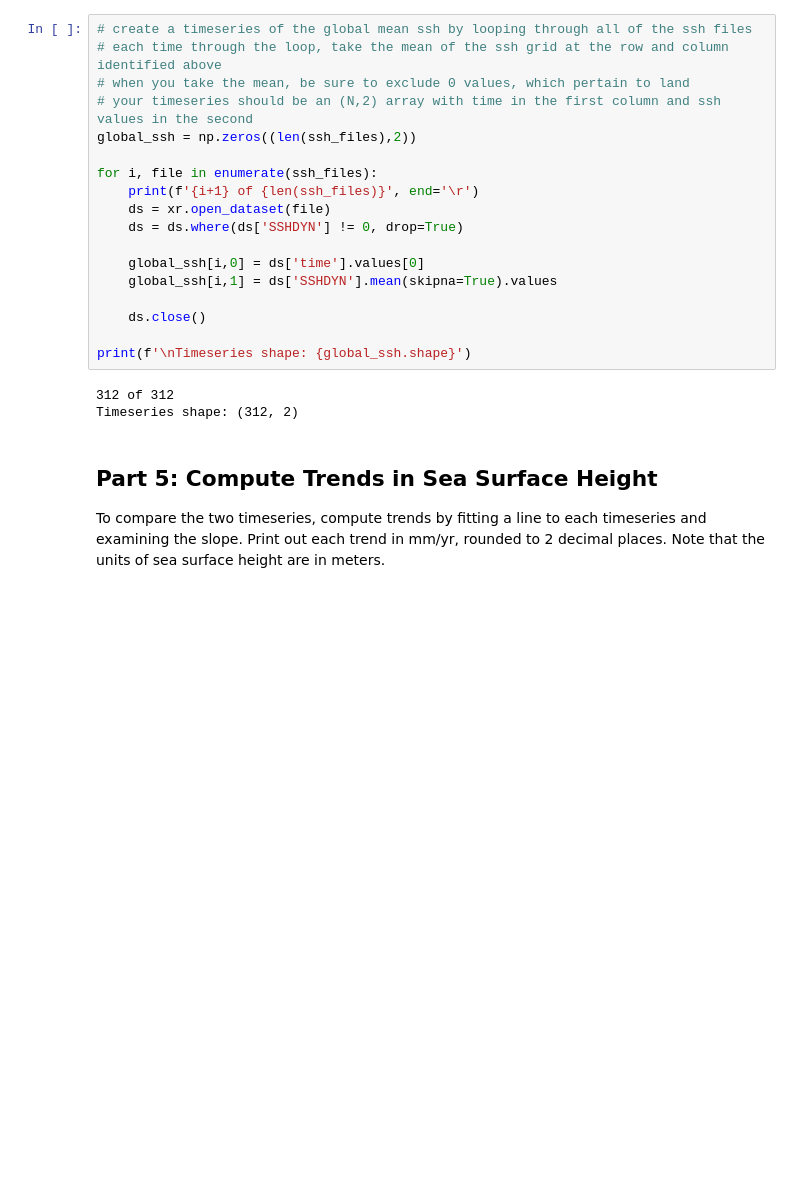
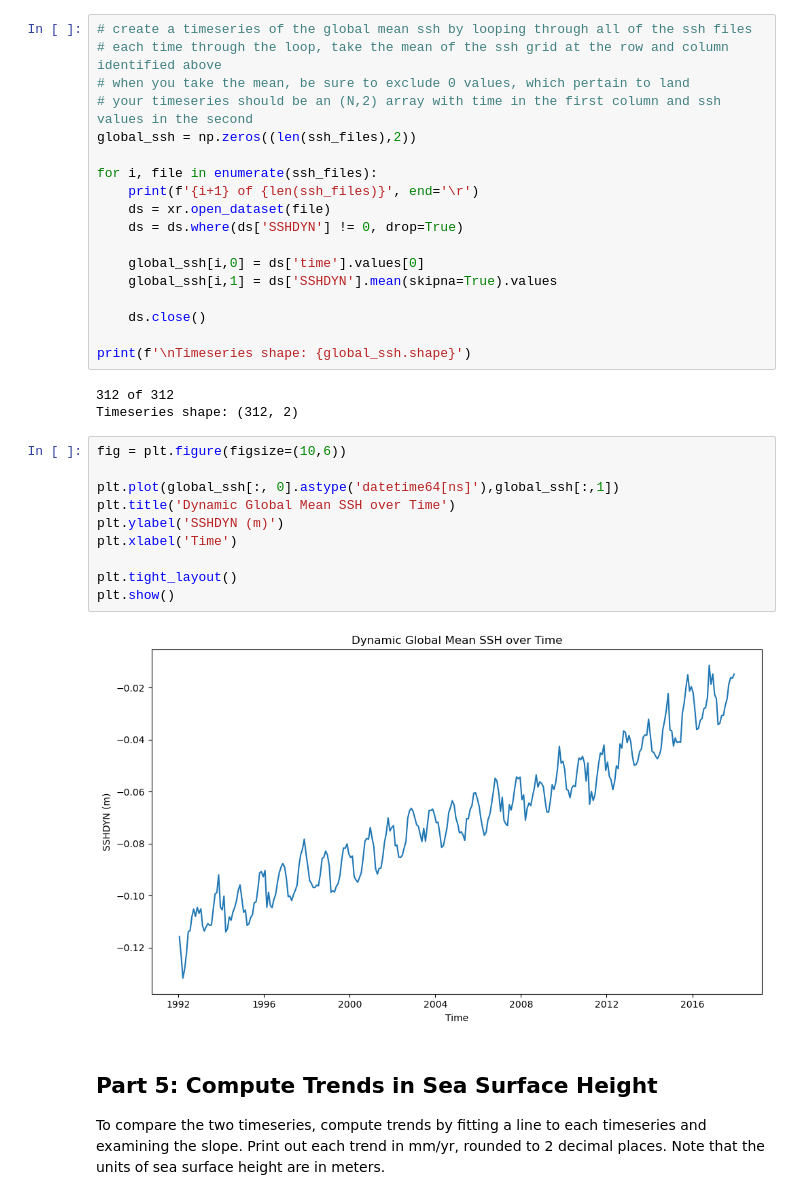
Before and after one commit to tparker1/cs185c_fall2024, a Jupyter notebook: Homework/Homework_4/HW4 Sea Level Rise.ipynb, the cells around one changed output. Saved outputs shown, nothing was run; the diff lists cells and outputs as text; blank space fills up the shorter version.

```diff
--- a/Homework/Homework_4/HW4 Sea Level Rise.ipynb
+++ b/Homework/Homework_4/HW4 Sea Level Rise.ipynb
@@ -152,6 +152,18 @@ print(f'\nTimeseries shape: {global_ssh.shape}')
 # %% [output]
 312 of 312
 Timeseries shape: (312, 2)
+# %%
+fig = plt.figure(figsize=(10,6))
+
+plt.plot(global_ssh[:, 0].astype('datetime64[ns]'),global_ssh[:,1])
+plt.title('Dynamic Global Mean SSH over Time')
+plt.ylabel('SSHDYN (m)')
+plt.xlabel('Time')
+
+plt.tight_layout()
+plt.show()
+# %% [output]
+[figure, added]
 # %% [markdown]
 ## Part 5: Compute Trends in Sea Surface Height
 To compare the two timeseries, compute trends by fitting a line to each timeseries and examining the slope. Print out each trend in mm/yr, rounded to 2 decimal places. Note that the units of sea surface height are in meters.
```
Also changed, not shown: parts of 1 cell of this notebook.
